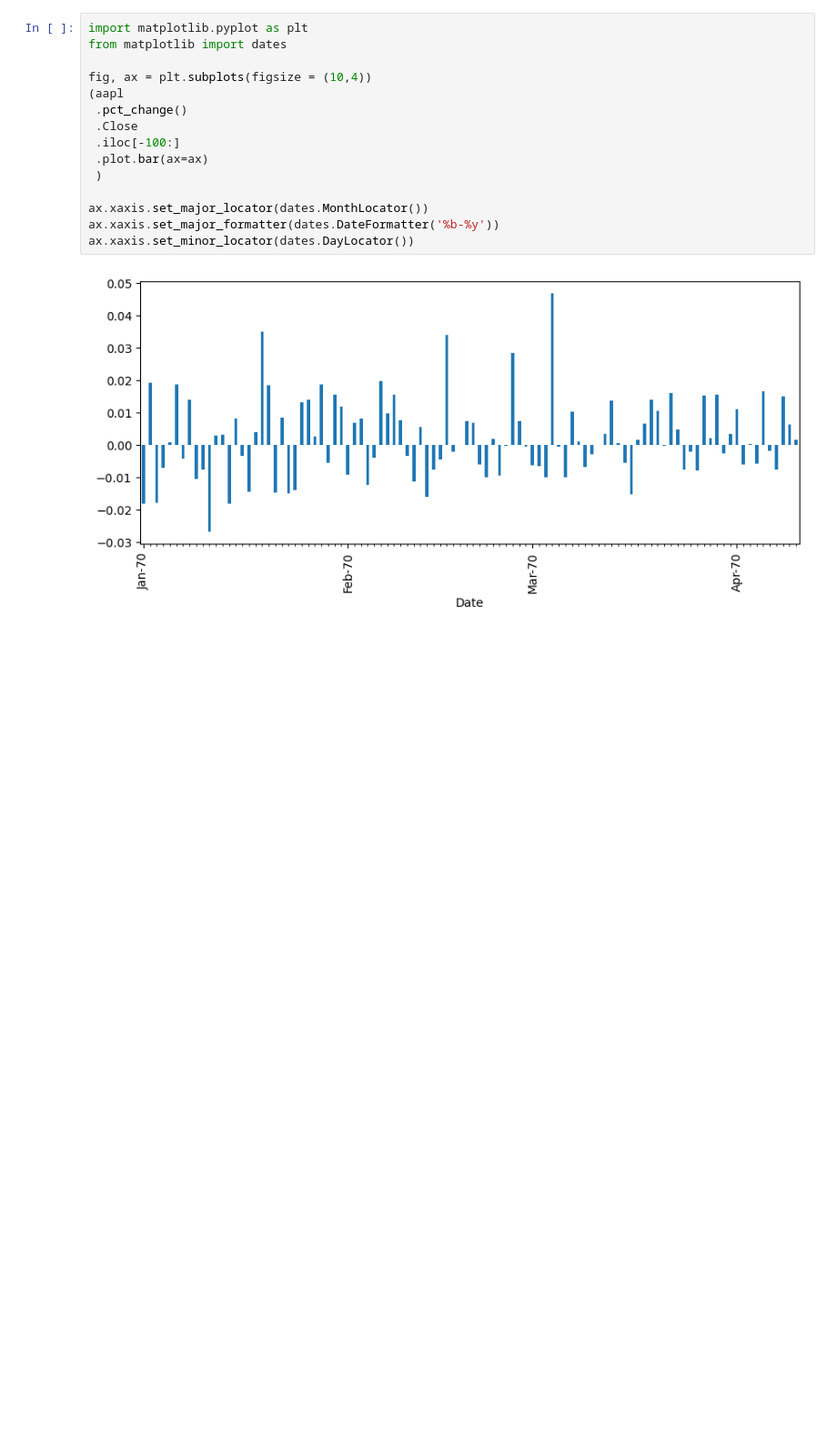
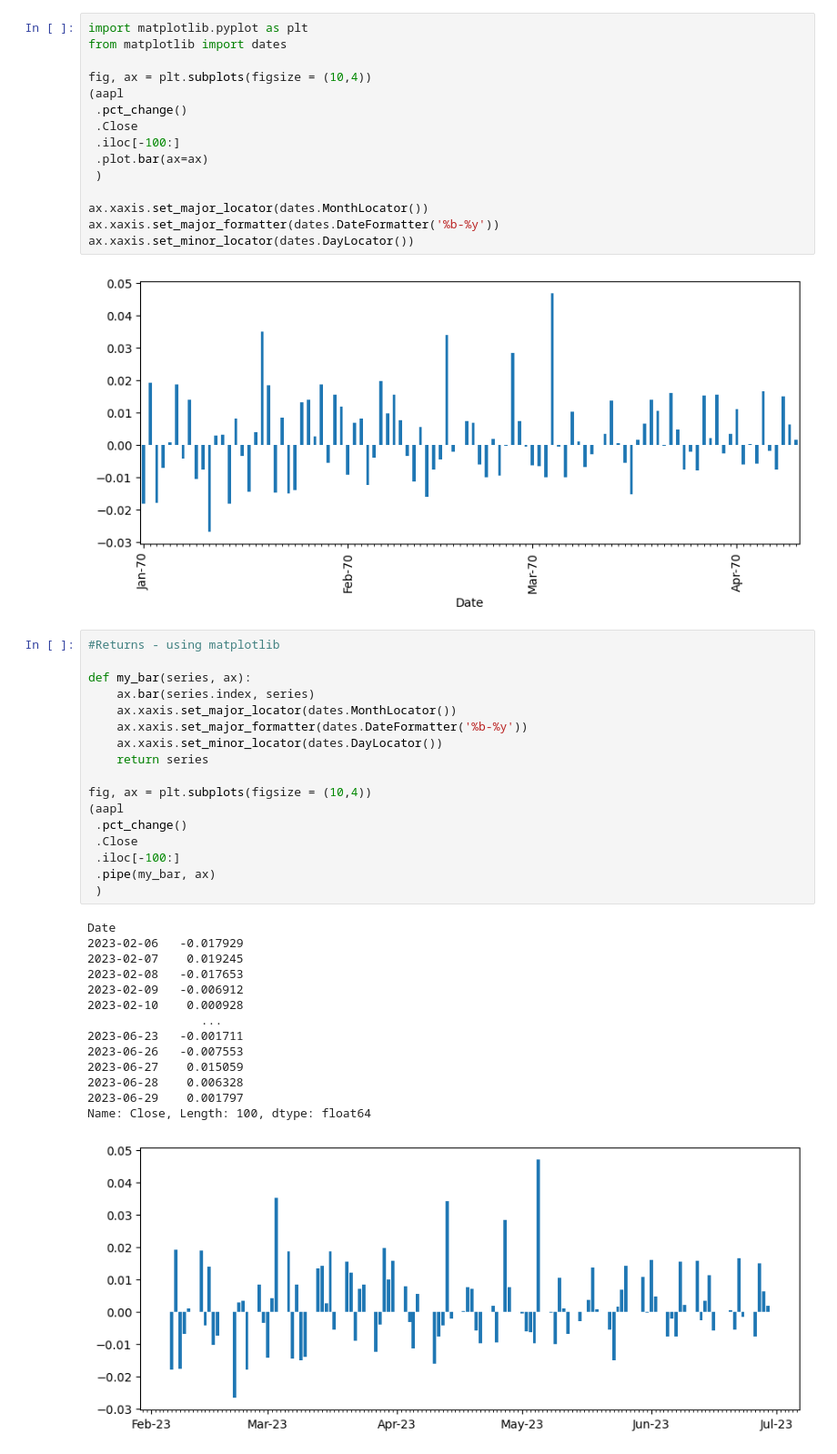
Before and after one commit to SatvikBhatnagar/Quantitative-Finance, a Jupyter notebook: 05_Plotting_Returns.ipynb, the cells around one changed output. Shown at 91% size. Cells and saved outputs as stored; diff of their text form; blank space fills up the shorter version.

Commit message:
Bar Plot returns with matplotlib

```diff
--- a/Plotting_Returns.ipynb
+++ b/05_Plotting_Returns.ipynb
@@ -87,3 +87,35 @@ ax.xaxis.set_major_formatter(dates.DateFormatter('%b-%y'))
 ax.xaxis.set_minor_locator(dates.DayLocator())
 # %% [output]
 [figure]
+# %%
+#Returns - using matplotlib
+
+def my_bar(series, ax):
+    ax.bar(series.index, series)
+    ax.xaxis.set_major_locator(dates.MonthLocator())
+    ax.xaxis.set_major_formatter(dates.DateFormatter('%b-%y'))
+    ax.xaxis.set_minor_locator(dates.DayLocator())
+    return series
+
+fig, ax = plt.subplots(figsize = (10,4))
+(aapl
+ .pct_change()
+ .Close
+ .iloc[-100:]
+ .pipe(my_bar, ax)
+ )
+# %% [output]
+Date
+2023-02-06   -0.017929
+2023-02-07    0.019245
+2023-02-08   -0.017653
+2023-02-09   -0.006912
+2023-02-10    0.000928
+                ...
+2023-06-23   -0.001711
+2023-06-26   -0.007553
+2023-06-27    0.015059
+2023-06-28    0.006328
+2023-06-29    0.001797
+Name: Close, Length: 100, dtype: float64
+[figure, added]
```
Also changed, not shown: 1 other file.
